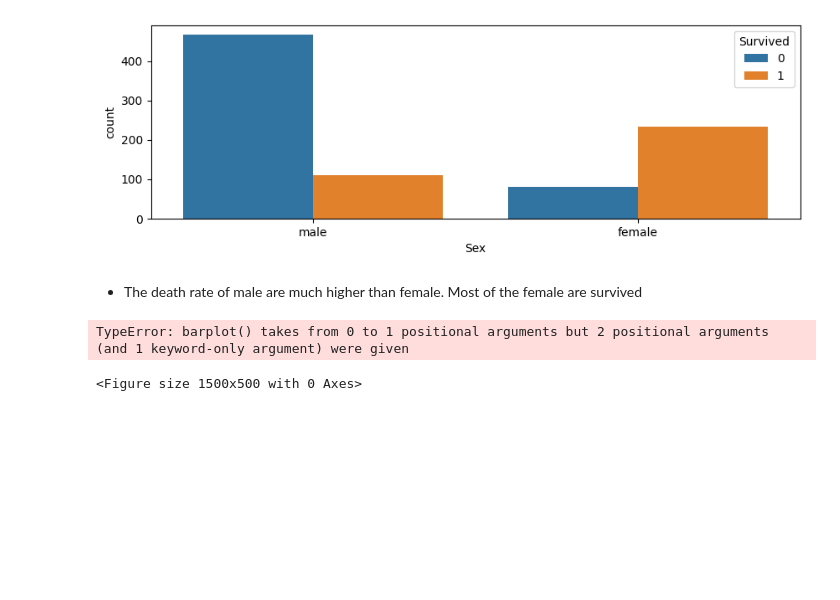
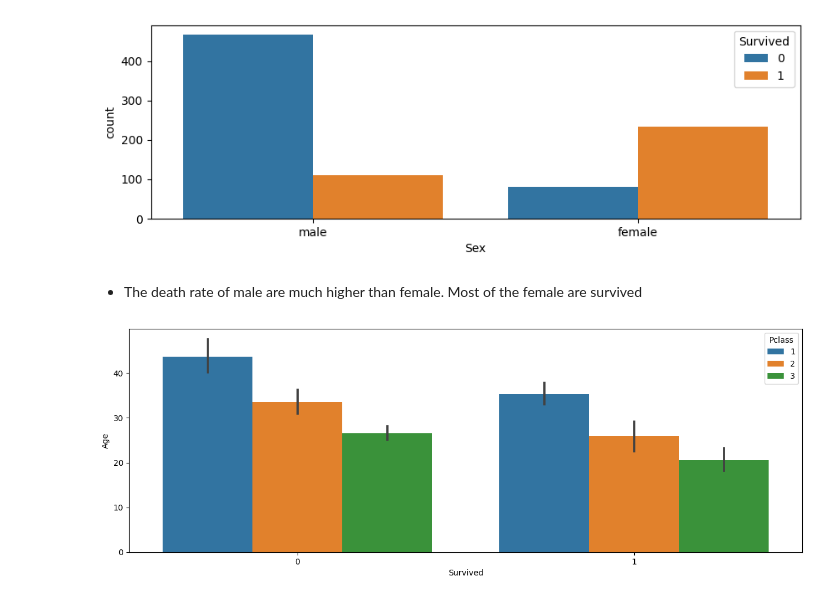
Before and after one commit to ortizfram/Case-study-of-Titanic, a Jupyter notebook: case-study.ipynb, the cells around one changed output. Drawn from its saved outputs; the diff is of its cells as text; code cells hidden in the pictures; blank space fills up the shorter version.

Commit message:
plot survived by age and class

```diff
--- a/case-study.ipynb
+++ b/case-study.ipynb
@@ -152,8 +152,7 @@ get_value_counts("Sex")
 - The death rate of male are much higher than female. Most of the female are survived
 # %%
 plt.figure(figsize = (15,5))
-sns.barplot(df["Survived"],df["Age"] ,hue = df["Pclass"])
+sns.barplot(x=df["Survived"],y=df["Age"],hue = df["Pclass"])
 plt.show()
 # %% [output]
-TypeError: barplot() takes from 0 to 1 positional arguments but 2 positional arguments (and 1 keyword-only argument) were given
-<Figure size 1500x500 with 0 Axes>
+[figure, added]
```
Also changed, not shown: parts of 2 cells of this notebook.
